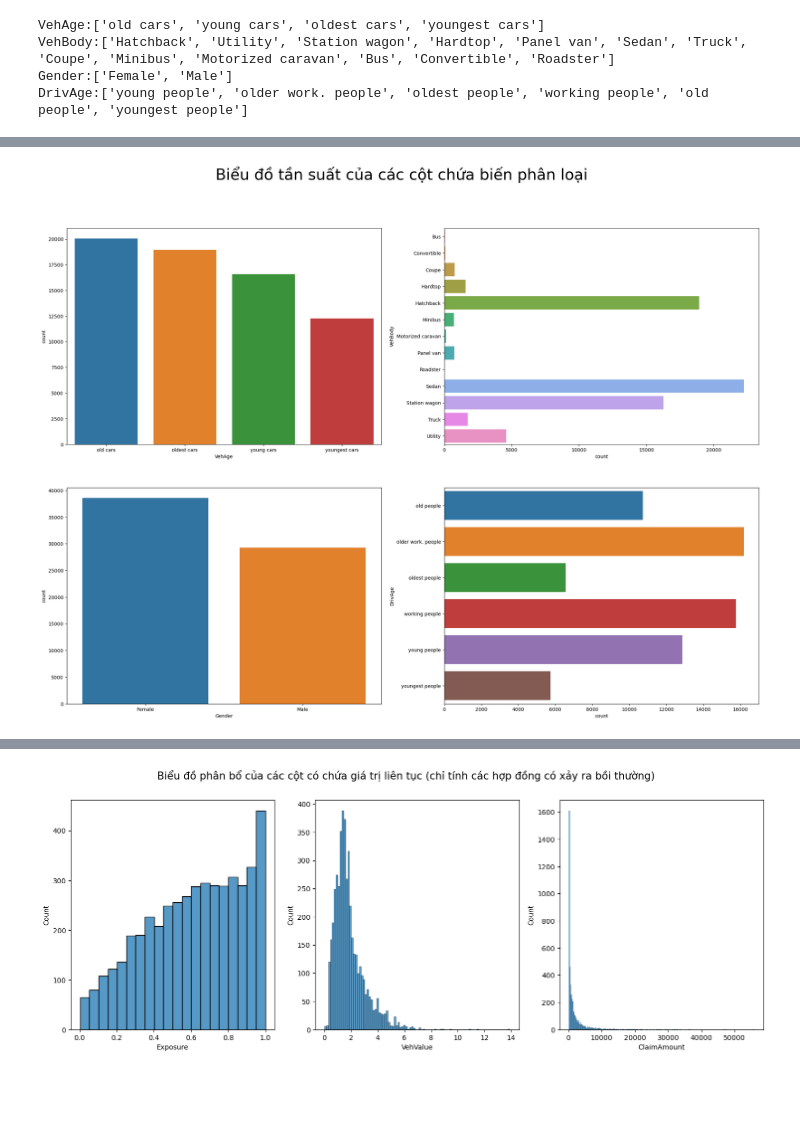
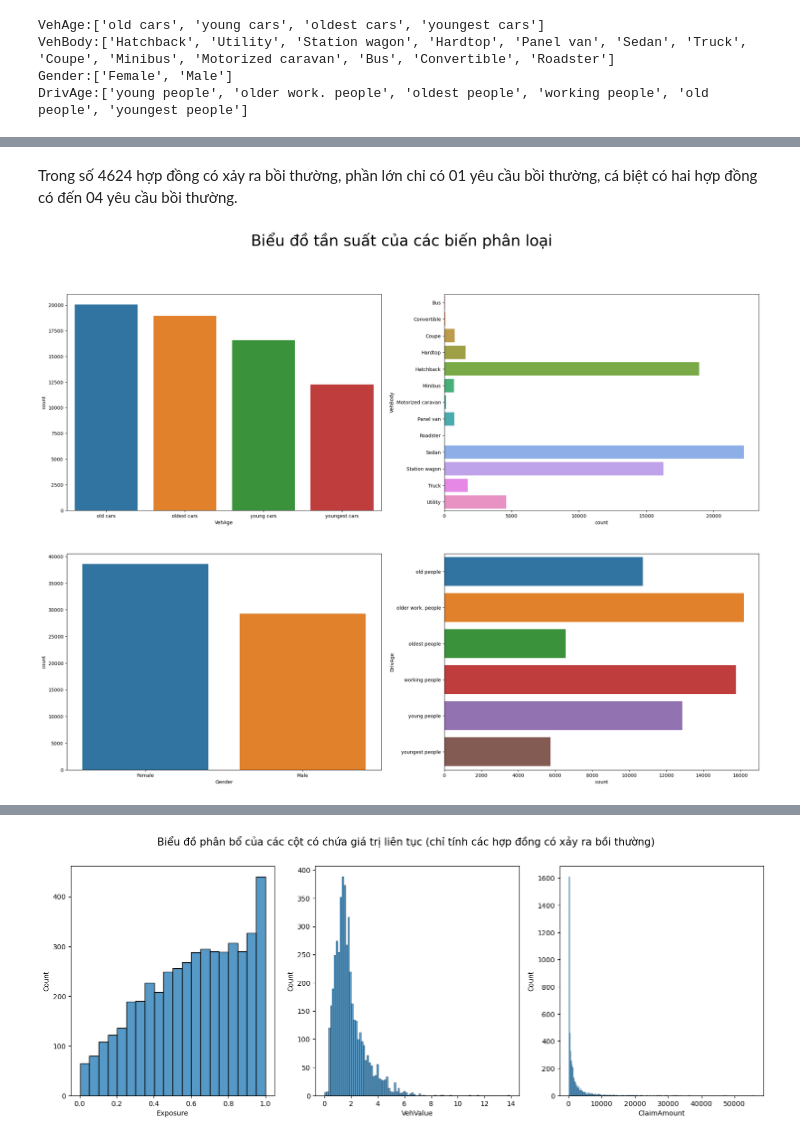
Before and after one commit to deniahc566/ausprivauto0405_analysis, a Jupyter notebook: ausprivauto0405_analysis.ipynb, the cells around one changed output, grey strips where cells are left out. Saved outputs shown, nothing was run; the diff lists cells and outputs as text; code cells hidden in the pictures; blank space fills up the shorter version.

```diff
--- a/ausprivauto0405_analysis.ipynb
+++ b/ausprivauto0405_analysis.ipynb
@@ -115,18 +189,20 @@ cats_frequency_pct
+# %% [markdown]
+Trong số 4624 hợp đồng có xảy ra bồi thường, phần lớn chỉ có 01 yêu cầu bồi thường, cá biệt có hai hợp đồng có đến 04 yêu cầu bồi thường.
 # %%
 #Tạo lưới biểu đồ
 fig, axes = plt.subplots(2,2, figsize=(26,18))
-fig.suptitle('Biểu đồ tần suất của các cột chứa biến phân loại', fontsize=32)
+fig.suptitle('Biểu đồ tần suất của các biến phân loại', fontsize=32)
 
 #Vẽ biểu đồ tần suất của cột VehAge
 VehAge_freq = sns.countplot(data=ausprivauto0405_data, x='VehAge', ax=axes[0,0])
 
 #Vẽ biểu đồ tần suất của vột VehBody
 VehBody_freq = sns.countplot(data=ausprivauto0405_data, y='VehBody', ax=axes[0,1], orient='h')
 
 #Vẽ biểu đồ tần suất của cột Gender
 Gender_freq = sns.countplot(data=ausprivauto0405_data, x='Gender', ax=axes[1,0])
 
 #Vẽ biểu đồ tần suất của cột DrivAge
 DrivAge_freq = sns.countplot(data=ausprivauto0405_data, y='DrivAge', ax=axes[1,1], orient ='h')
 # %% [output]
-[figure, old version]
+[figure, new version]
```
Also changed, not shown: parts of 51 cells of this notebook.
